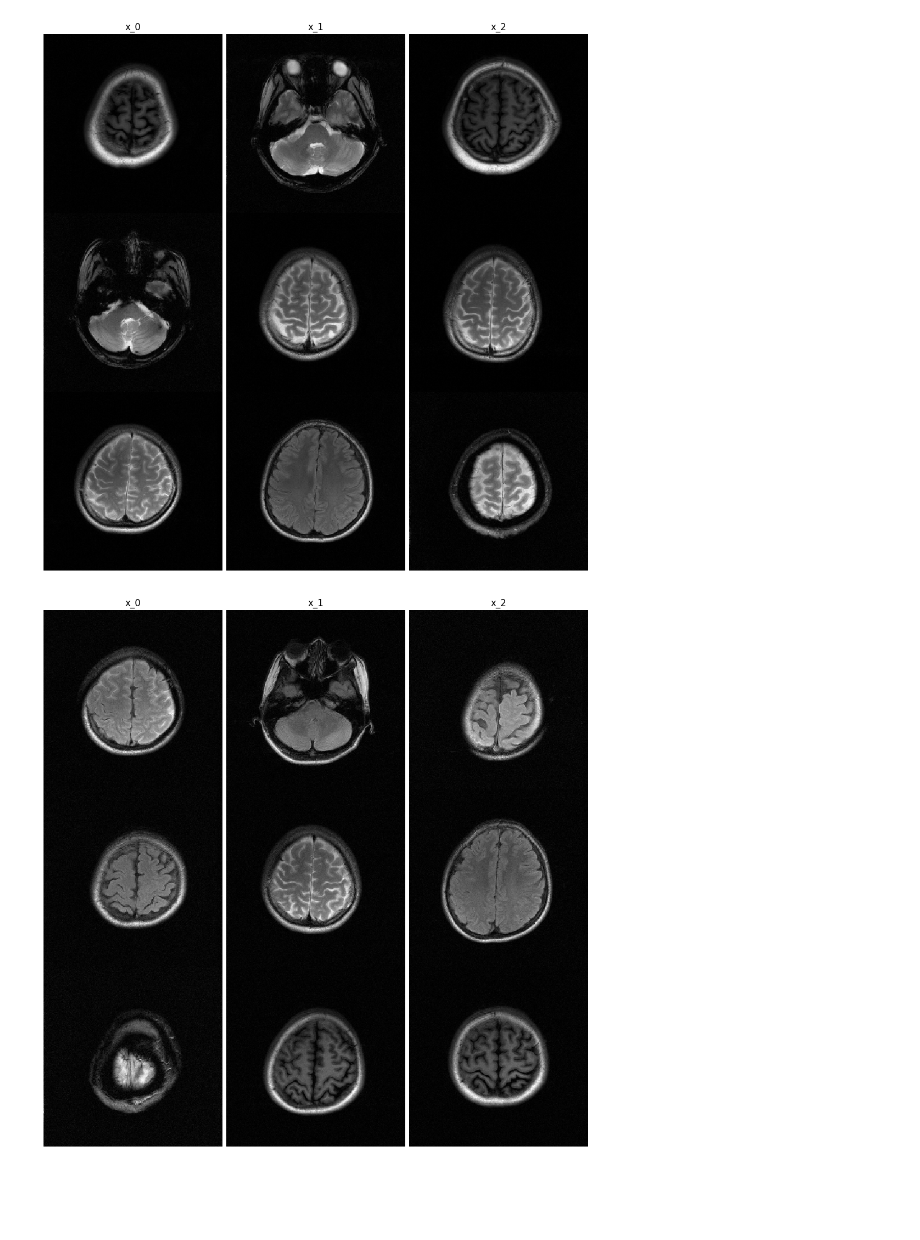
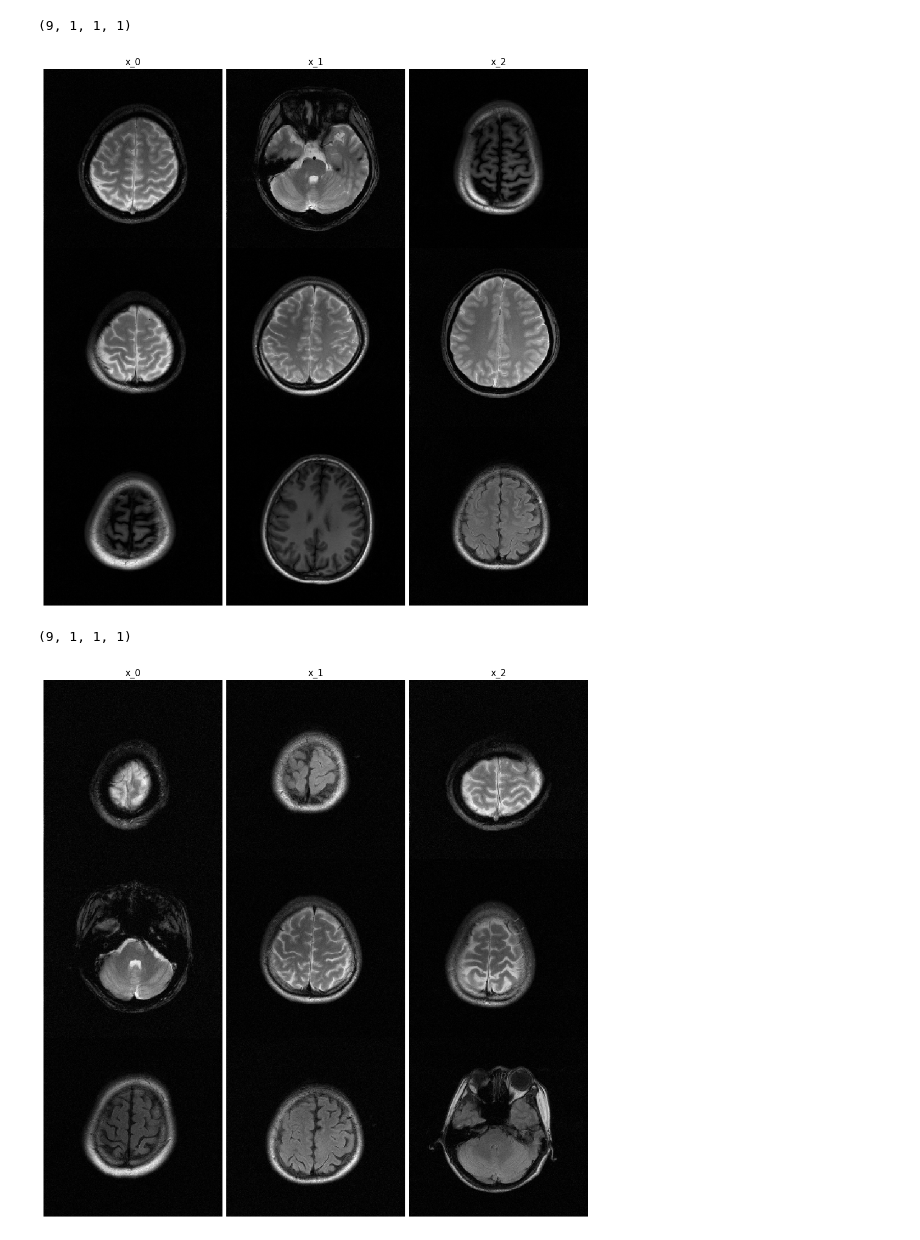
Before and after one commit to ggluo/mitax, a Jupyter notebook: examples/brain/brain_sampler.ipynb, the cells around one changed output. Saved outputs shown, nothing was run; the diff lists cells and outputs as text; code cells hidden in the pictures; blank space fills up the shorter version.

```diff
--- a/examples/brain/brain_sampler.ipynb
+++ b/examples/brain/brain_sampler.ipynb
@@ -88,13 +92,15 @@ sampler.dm.rho = 6
 sampler.create_functions()
 
 _, image1 = sampler(jax.random.normal(jax.random.PRNGKey(4), input_shape)*sampler.dm.sigma_max, inner_steps=1)
-plot_grid(image1[-1])
+plot_grid(image1)
 # %% [output]
+(9, 1, 1, 1)
-[figure, old version]
+[figure, new version]
 # %%
 sampler.dm.continuous = False
 sampler.create_functions()
 _, image2 = sampler(jax.random.normal(jax.random.PRNGKey(4), input_shape)*sampler.dm.sigma_max, inner_steps=1)
-plot_grid(image2[-1])
+plot_grid(image2)
 # %% [output]
+(9, 1, 1, 1)
-[figure, old version]
+[figure, new version]
```
Also changed, not shown: parts of 3 cells of this notebook, 3 other files.
